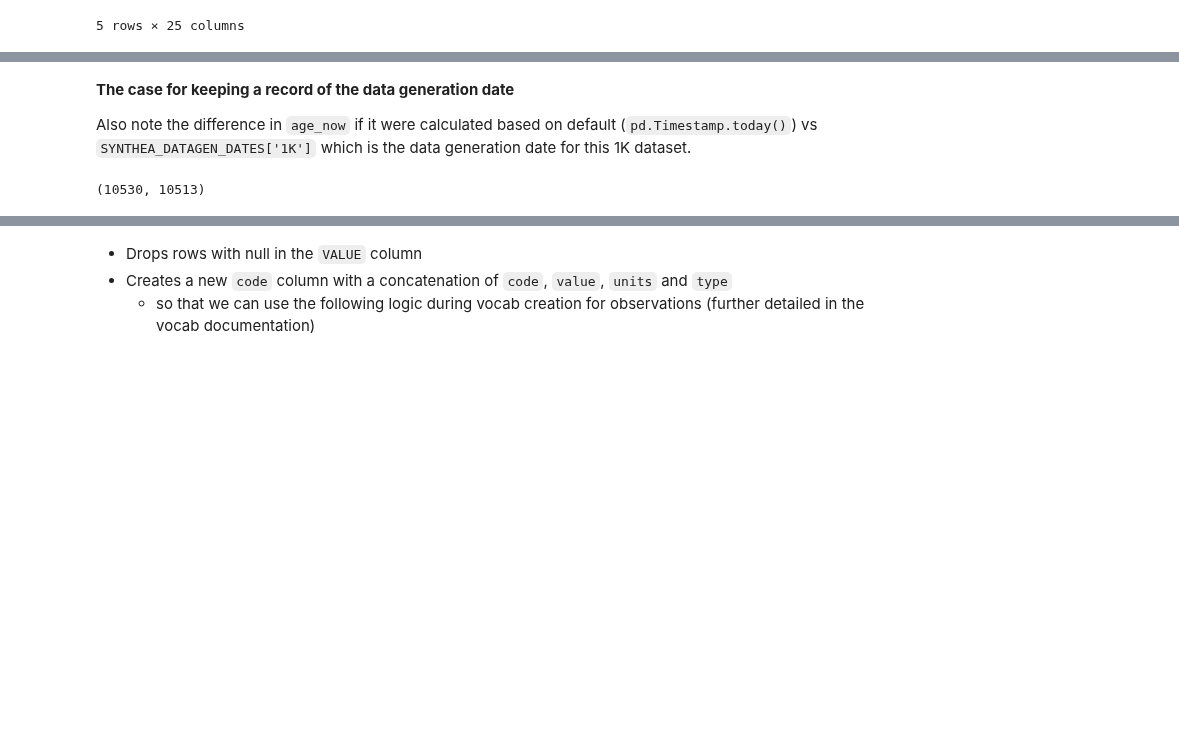
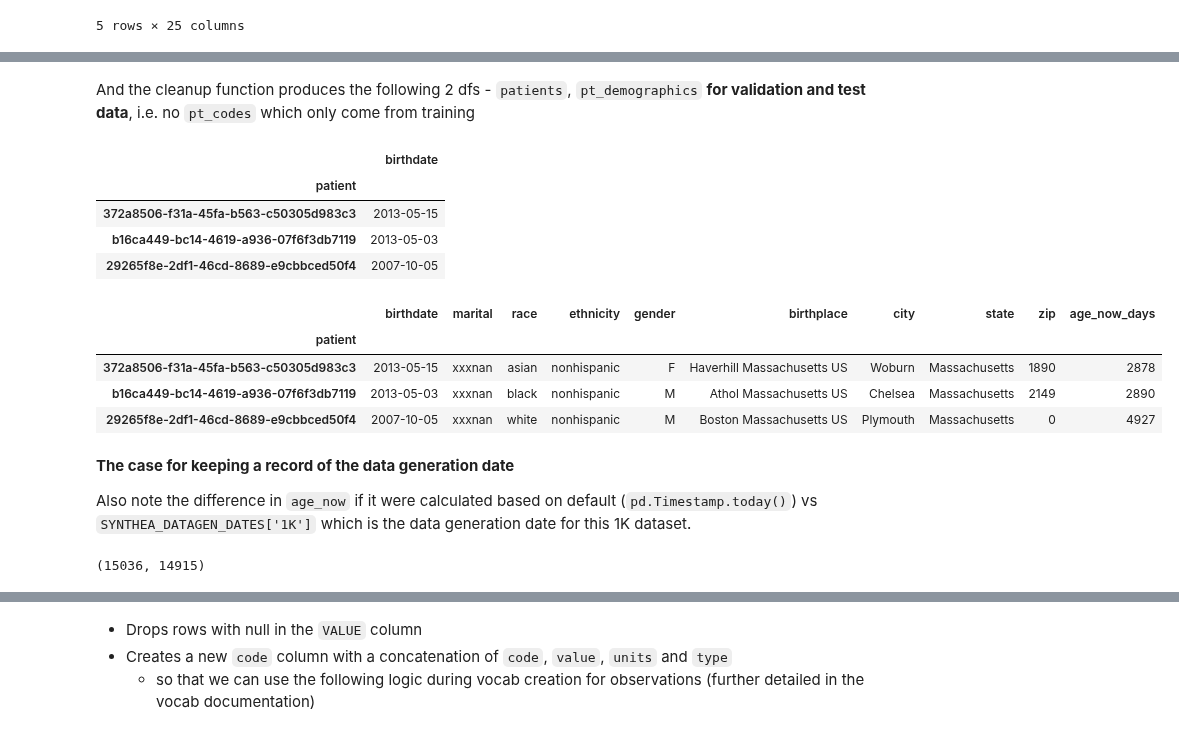
Before and after one commit to corazonlabs/lemonpie, a Jupyter notebook: 01_preprocessing_clean.ipynb, the cells around one changed output, grey strips where cells are left out. Cells and saved outputs as stored; diff of their text form; code cells hidden in the pictures; blank space fills up the shorter version.

```diff
--- a/01_preprocessing_clean.ipynb
+++ b/01_preprocessing_clean.ipynb
@@ -174 +200,3 @@ patients, pt_demo, pt_codes = pt_data[0], pt_data[1], pt_data[2]
+# %%
+valid_pts_cleaned = ray.get(cleanup_pts.remote(valid_dfs[0], is_train=False, today=SYNTHEA_DATAGEN_DATES['1K']))
 # %% [markdown]
@@ -200,12 +222,28 @@ for df in pt_data:
+# %% [markdown]
+And the cleanup function produces the following 2 dfs - `patients`, `pt_demographics` **for validation and test data**, i.e. no `pt_codes` which only come from training
+# %%
+for df in valid_pts_cleaned[:2]:
+    display(df.head(3))
+# %% [output]
+|  | birthdate |
+| patient |  |
+| 372a8506-f31a-45fa-b563-c50305d983c3 | 2013-05-15 |
+| b16ca449-bc14-4619-a936-07f6f3db7119 | 2013-05-03 |
+| 29265f8e-2df1-46cd-8689-e9cbbced50f4 | 2007-10-05 |
+|  | birthdate | marital | race | ethnicity | gender | birthplace | city | state | zip | age_now_days |
+| patient |  |  |  |  |  |  |  |  |  |  |
+| 372a8506-f31a-45fa-b563-c50305d983c3 | 2013-05-15 | xxxnan | asian | nonhispanic | F | Haverhill Massachusetts US | Woburn | Massachusetts | 1890 | 2878 |
+| b16ca449-bc14-4619-a936-07f6f3db7119 | 2013-05-03 | xxxnan | black | nonhispanic | M | Athol Massachusetts US | Chelsea | Massachusetts | 2149 | 2890 |
+| 29265f8e-2df1-46cd-8689-e9cbbced50f4 | 2007-10-05 | xxxnan | white | nonhispanic | M | Boston Massachusetts US | Plymouth | Massachusetts | 0 | 4927 |
 # %% [markdown]
 **The case for keeping a record of the data generation date**
 
 Also note the difference in `age_now` if it were calculated based on default (`pd.Timestamp.today()`) vs `SYNTHEA_DATAGEN_DATES['1K']` which is the data generation date for this 1K dataset.
 # %%
 # age_now -- today vs run_date
-(pd.to_datetime(pd.Timestamp.today()) - patients.iloc[2])[0].days, (pd.to_datetime(SYNTHEA_DATAGEN_DATES['1K']) - patients.iloc[2])[0].days
+(pd.to_datetime(pd.Timestamp.today()) - train_pts_cleaned[0].iloc[2])[0].days, (pd.to_datetime(SYNTHEA_DATAGEN_DATES['1K']) - train_pts_cleaned[0].iloc[2])[0].days
 # %% [output]
-(10530, 10513)
+(15036, 14915)
 # %%
 SYNTHEA_DATAGEN_DATES['1K'], pd.Timestamp.today()
 # %% [output]
```
Also changed, not shown: parts of 66 cells of this notebook, 1 other file.
